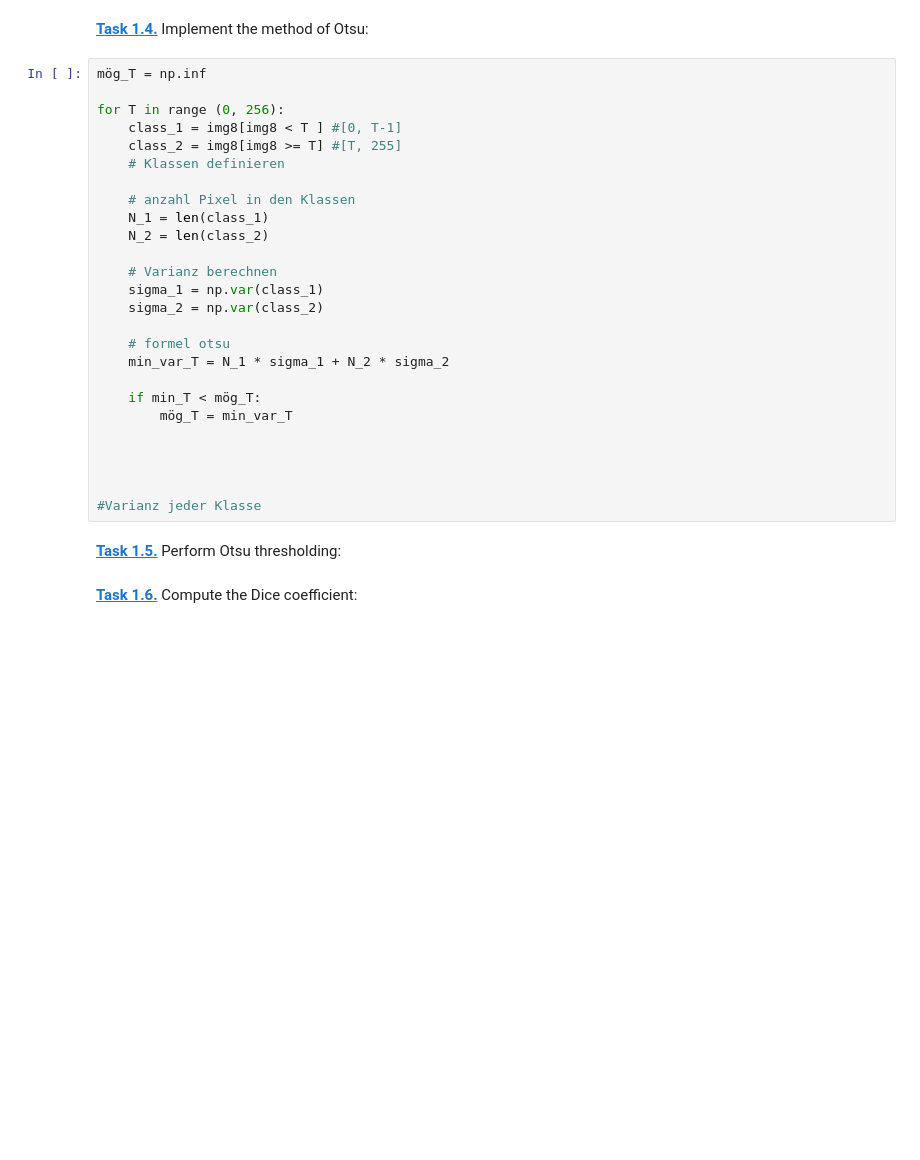
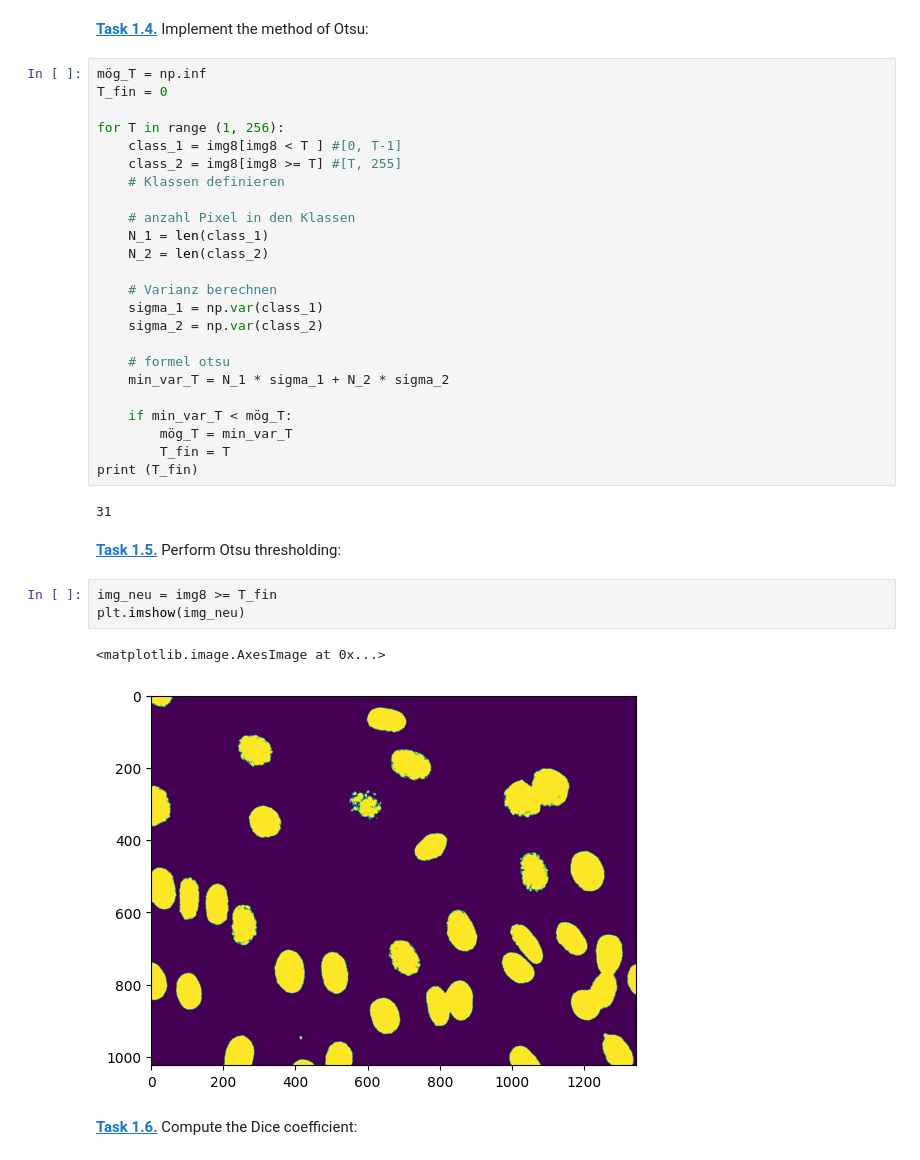
Before and after one commit to lottagambert/mobi-fs5-python, a Jupyter notebook: otsu.ipynb, the cells around one changed output. Cells and saved outputs as stored; diff of their text form; blank space fills up the shorter version.

```diff
--- a/otsu.ipynb
+++ b/otsu.ipynb
@@ -39,8 +39,9 @@ plt.bar(range(256), h, width=1)
 **[Task 1.4.]()** Implement the method of Otsu:
 # %%
 mög_T = np.inf
+T_fin = 0
 
-for T in range (0, 256):
+for T in range (1, 256):
     class_1 = img8[img8 < T ] #[0, T-1]
     class_2 = img8[img8 >= T] #[T, 255]
     # Klassen definieren
@@ -56,14 +57,19 @@ for T in range (0, 256):
     # formel otsu
     min_var_T = N_1 * sigma_1 + N_2 * sigma_2
 
-    if min_T < mög_T:
+    if min_var_T < mög_T:
         mög_T = min_var_T
-
-
-
-
-#Varianz jeder Klasse
+        T_fin = T
+print (T_fin)
+# %% [output]
+31
 # %% [markdown]
 **[Task 1.5.]()** Perform Otsu thresholding:
+# %%
+img_neu = img8 >= T_fin
+plt.imshow(img_neu)
+# %% [output]
+<matplotlib.image.AxesImage at 0x...>
+[figure, added]
 # %% [markdown]
 **[Task 1.6.]()** Compute the Dice coefficient:
```
Also changed, not shown: parts of 1 cell of this notebook.
